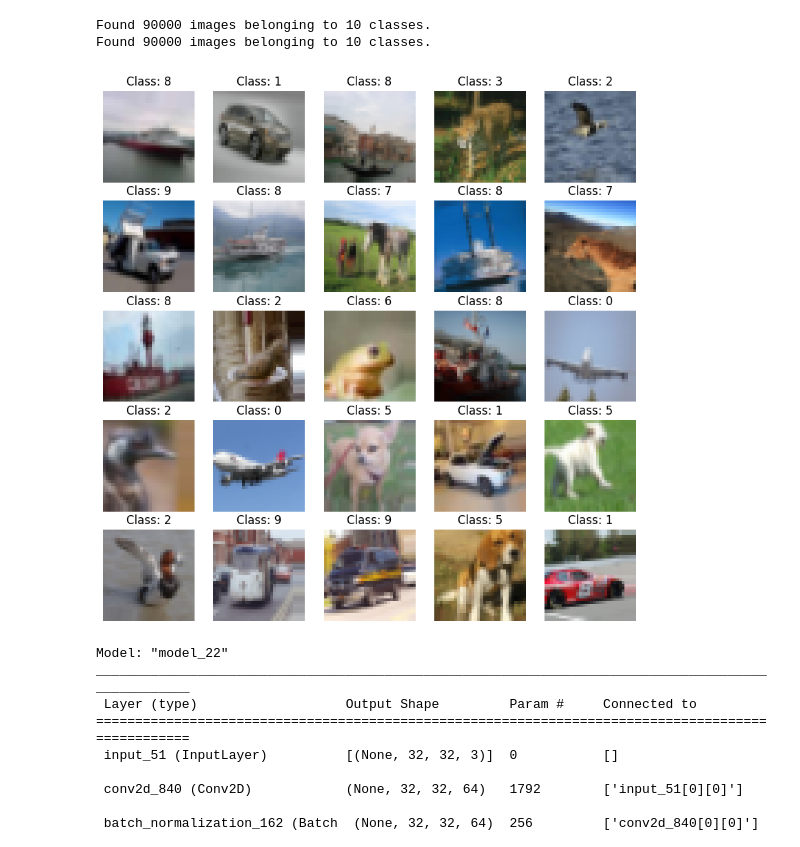
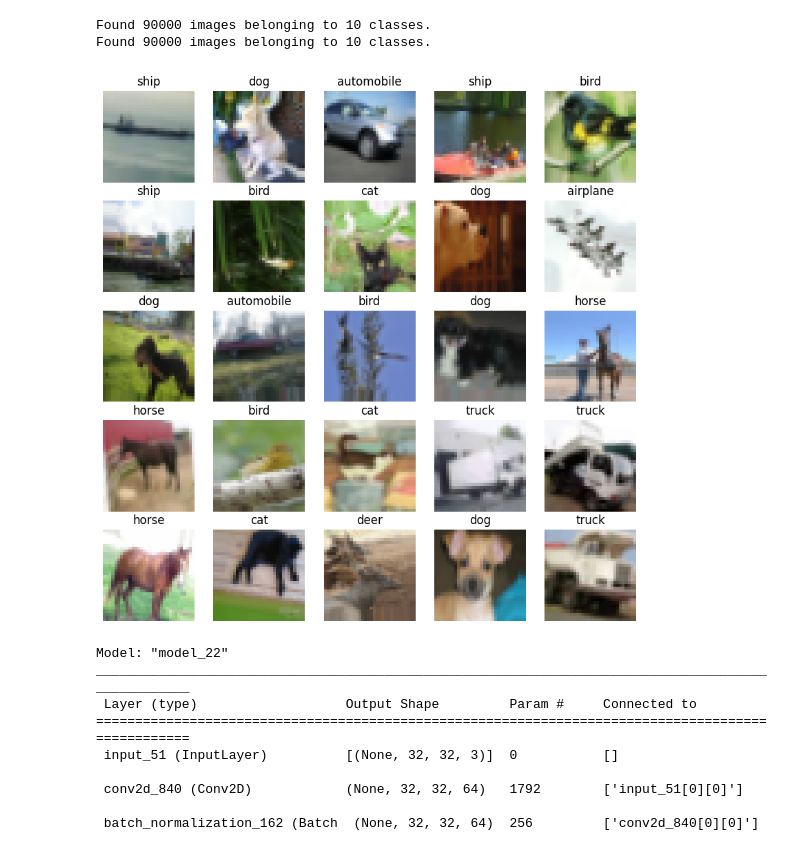
Before and after one commit to mickamcia/DS-DL, a Jupyter notebook: DL1.ipynb, the cells around one changed output. Drawn from its saved outputs; the diff is of its cells as text; code cells hidden in the pictures.

```diff
--- a/DL1.ipynb
+++ b/DL1.ipynb
@@ -77,19 +77,19 @@ test_generator = test_datagen.flow_from_directory(
 Found 90000 images belonging to 10 classes.
 Found 90000 images belonging to 10 classes.
 # %%
-# Get a batch of images and labels from the generator
 images, labels = next(train_generator)
 
-# Plot the images
+class_names = list(train_generator.class_indices.keys())
+
 plt.figure(figsize=(10, 10))
 for i in range(min(len(images), 25)):
     plt.subplot(5, 5, i + 1)
-    plt.imshow(images[i])  # Ensure images are of type uint8
-    plt.title(f"Class: {labels[i].argmax()}")  # Display the class label
+    plt.imshow(images[i])
+    plt.title(f"{class_names[labels[i].argmax()]}")
     plt.axis("off")
 plt.show()
 # %% [output]
-[figure, old version]
+[figure, new version]
 # %%
 class BaseModel(ABC):
     def __init__(self, input_shape=INPUT_SHAPE, num_classes=NUM_CLASSES, optimizer=DEFAULT_OPTIMIZER, loss=DEFAULT_LOSS):
```
Also changed, not shown: parts of 2 cells of this notebook, 4 other files.
